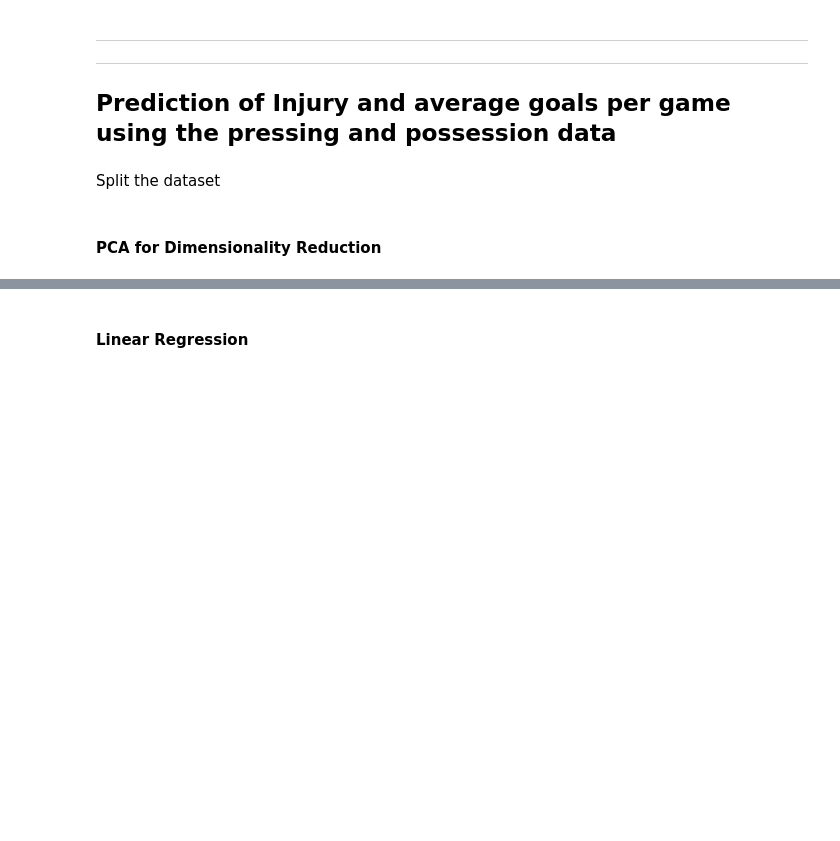
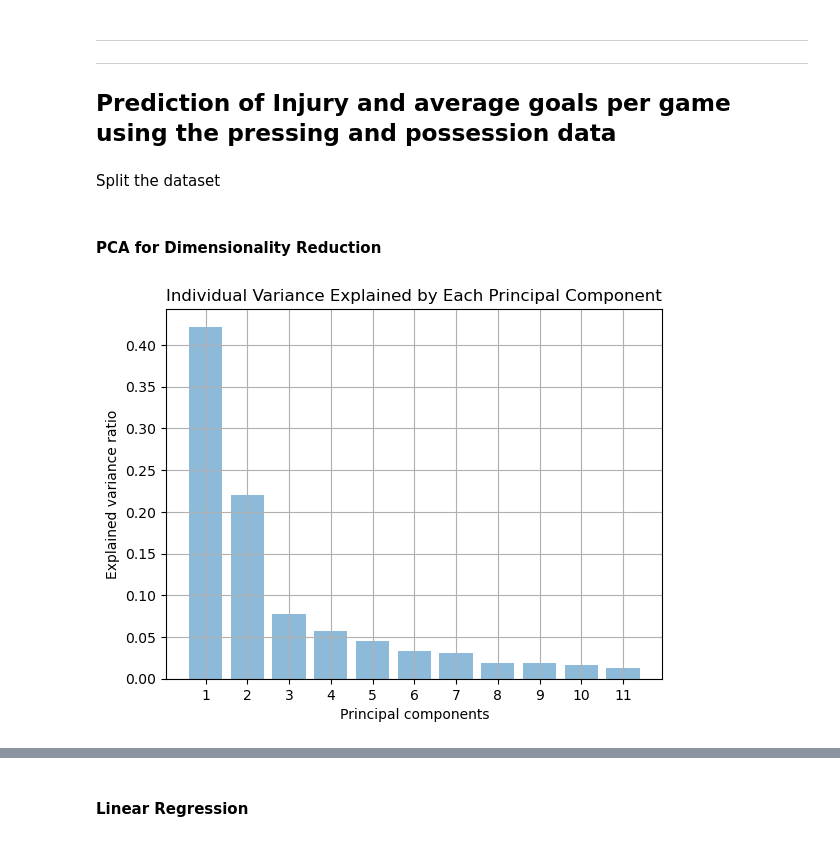
Before and after one commit to Yashuchirag/team_pressing_project, a Jupyter notebook: src/team_pressing.ipynb, the cells around one changed output, grey strips where cells are left out. Saved outputs shown, nothing was run; the diff lists cells and outputs as text; code cells hidden in the pictures; blank space fills up the shorter version.

Commit message:
Naming of variables and PCA plots

```diff
--- a/src/team_pressing.ipynb
+++ b/src/team_pressing.ipynb
@@ -248,11 +247,11 @@ Split the dataset
 # %%
 X = clean_data.drop(['Games_injured', 'G-PK.1'], axis=1)  # Features
 y_injuries = clean_data['Games_injured']  # Predicting number of injuries
-y_rank = clean_data['G-PK.1']     # Predicting team goals per game
+y_gpg = clean_data['G-PK.1']     # Predicting team goals per game
 
 # Split data into training and testing sets
 X_train, X_test, y_train_injuries, y_test_injuries = train_test_split(X, y_injuries, test_size=0.2, random_state=42)
-X_train, X_test, y_train_rank, y_test_rank = train_test_split(X, y_rank, test_size=0.2, random_state=42)
+X_train, X_test, y_train_gpg, y_test_gpg = train_test_split(X, y_gpg, test_size=0.2, random_state=42)
 
 # Standardize features
 scaler = StandardScaler()
@@ -264,3 +263,16 @@ X_test_scaled = scaler.transform(X_test)
 pca = PCA(n_components=0.95)  # retain 95% of variance
 X_train_pca = pca.fit_transform(X_train_scaled)
 X_test_pca = pca.transform(X_test_scaled)
+# %%
+explained_var_pca = pca.explained_variance_ratio_
+# %%
+plt.figure()
+plt.bar(range(1, len(explained_var_pca) + 1), explained_var_pca, alpha=0.5, align='center')
+plt.ylabel('Explained variance ratio')
+plt.xlabel('Principal components')
+plt.xticks(range(1, len(explained_var_pca) + 1))
+plt.title('Individual Variance Explained by Each Principal Component')
+plt.grid(True)
+plt.show()
+# %% [output]
+[figure, added]
```
Also changed, not shown: parts of 12 cells of this notebook.
